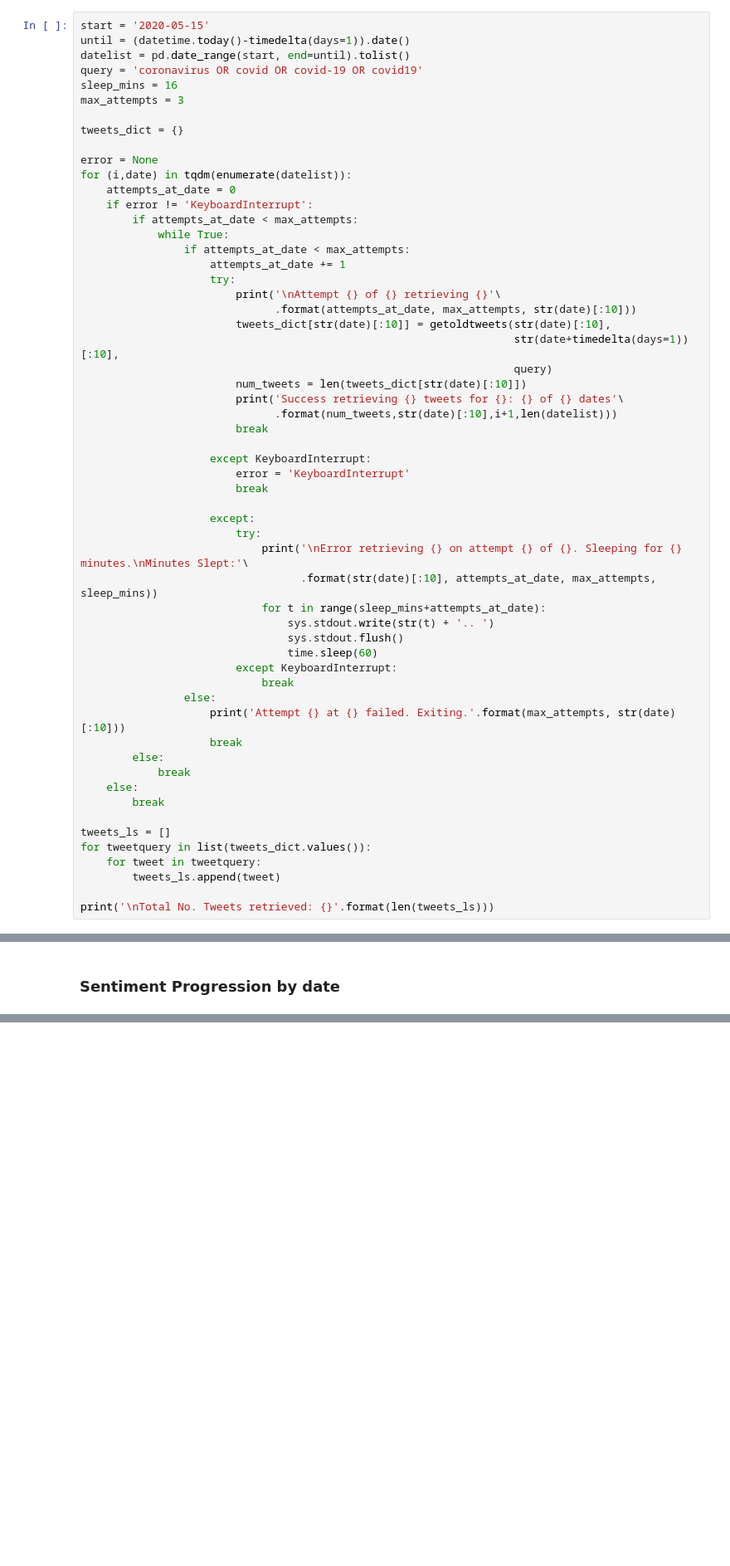
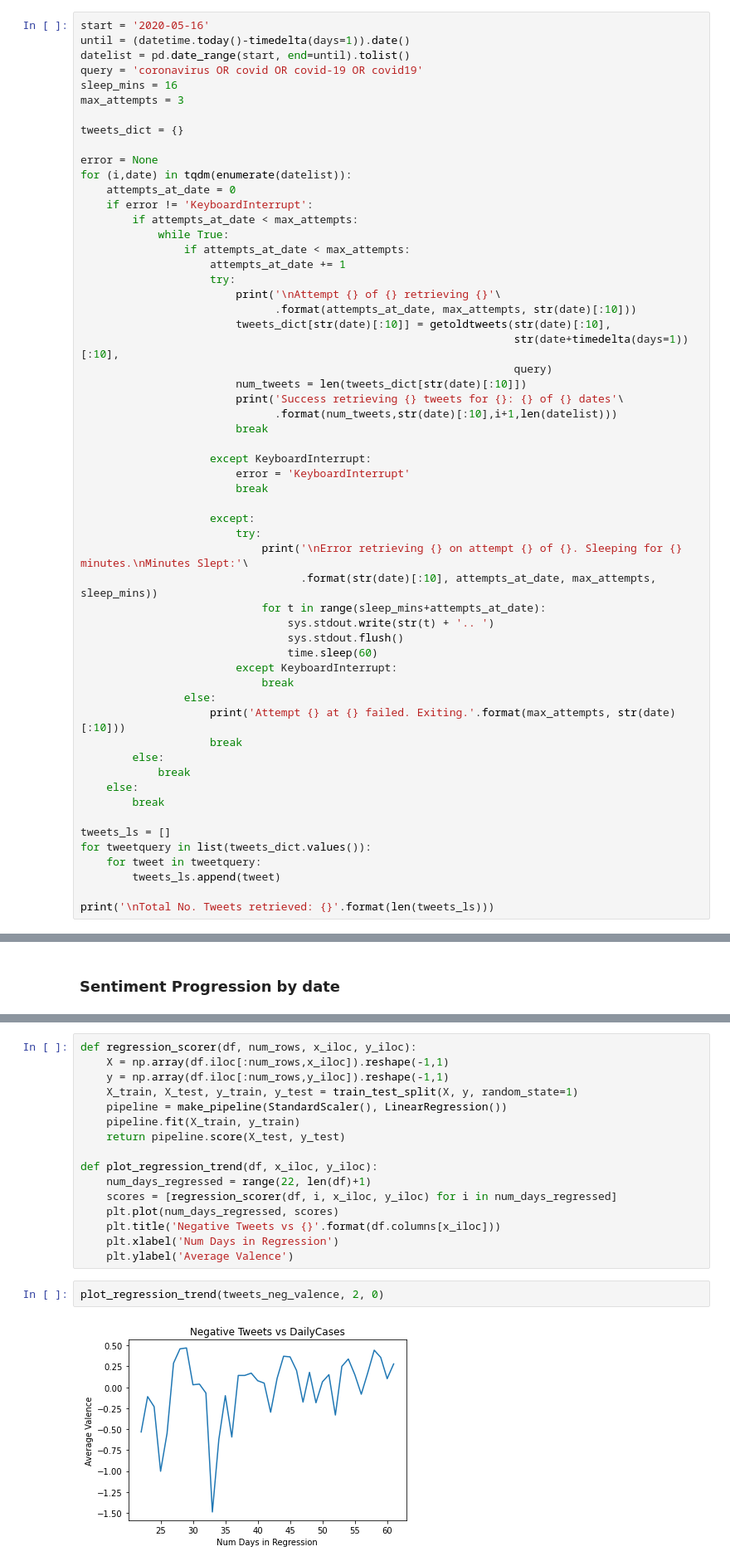
Before and after one commit to noahberhe/COVID-19, a Jupyter notebook: COVID-19 Anxiety Monitor.ipynb, the cells around one changed output, grey strips where cells are left out. Shown: that part at 83% size. Saved outputs shown, nothing was run; the diff lists cells and outputs as text; blank space fills up the shorter version.

```diff
--- a/COVID-19 Anxiety Monitor.ipynb
+++ b/COVID-19 Anxiety Monitor.ipynb
@@ -179,5 +179,5 @@ def csv_compiler(folder='./data/tweets_*.csv'):
 # %%
-start = '2020-05-15'
+start = '2020-05-16'
 until = (datetime.today()-timedelta(days=1)).date()
 datelist = pd.date_range(start, end=until).tolist()
 query = 'coronavirus OR covid OR covid-19 OR covid19'
@@ -417,0 +410,20 @@ plt.tight_layout(rect=[0, 0.03, 1, 0.95]);
+# %%
+def regression_scorer(df, num_rows, x_iloc, y_iloc):
+    X = np.array(df.iloc[:num_rows,x_iloc]).reshape(-1,1)
+    y = np.array(df.iloc[:num_rows,y_iloc]).reshape(-1,1)
+    X_train, X_test, y_train, y_test = train_test_split(X, y, random_state=1)
+    pipeline = make_pipeline(StandardScaler(), LinearRegression())
+    pipeline.fit(X_train, y_train)
+    return pipeline.score(X_test, y_test)
+
+def plot_regression_trend(df, x_iloc, y_iloc):
+    num_days_regressed = range(22, len(df)+1)
+    scores = [regression_scorer(df, i, x_iloc, y_iloc) for i in num_days_regressed]
+    plt.plot(num_days_regressed, scores)
+    plt.title('Negative Tweets vs {}'.format(df.columns[x_iloc]))
+    plt.xlabel('Num Days in Regression')
+    plt.ylabel('Average Valence')
+# %%
+plot_regression_trend(tweets_neg_valence, 2, 0)
+# %% [output]
+[figure, added]
```
Also changed, not shown: parts of 23 cells of this notebook, 2 other files.
